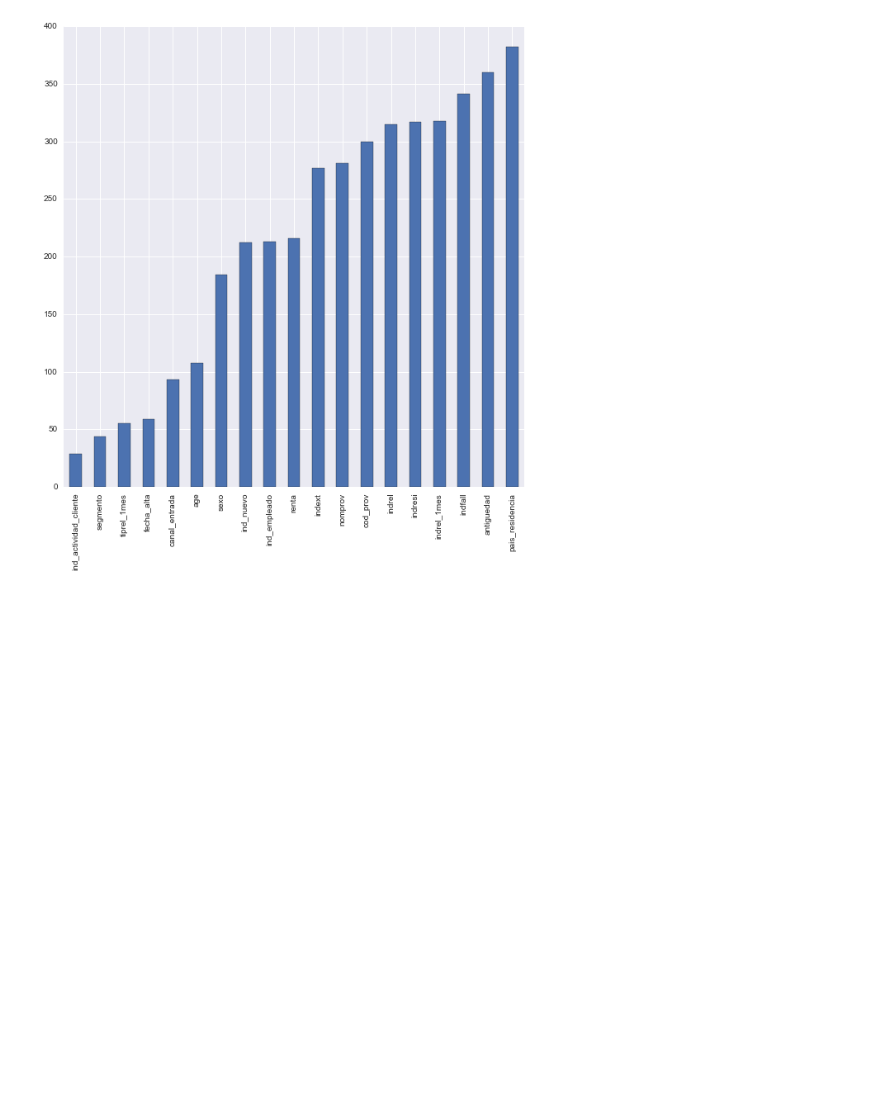
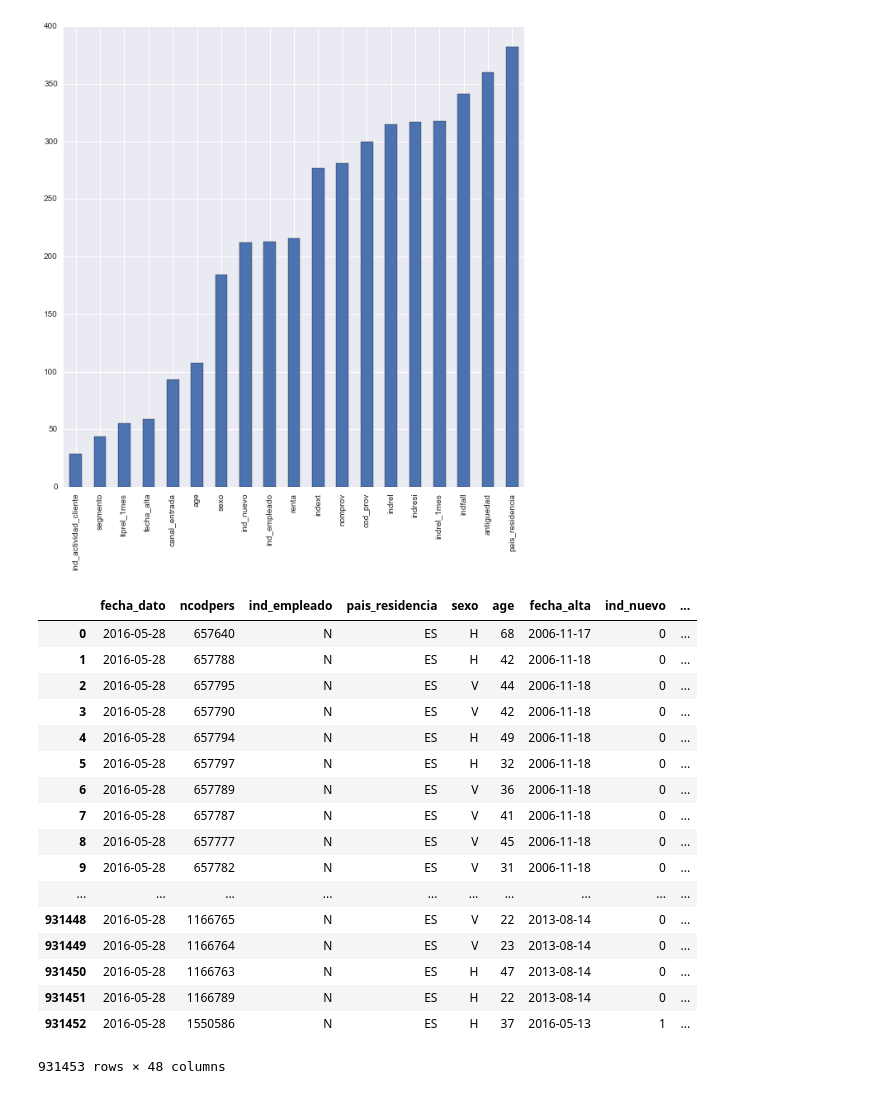
Before and after one commit to akokaz1/Santander, a Jupyter notebook: Ali/Features_importance.ipynb, the cells around one changed output. Saved outputs shown, nothing was run; the diff lists cells and outputs as text; code cells hidden in the pictures; blank space fills up the shorter version.

```diff
--- a/Ali/Features_importance.ipynb
+++ b/Ali/Features_importance.ipynb
@@ -234,3 +234,24 @@ df_ranking.sort_values('total')['total'].plot(kind='bar')
 # %% [output]
 <matplotlib.axes._subplots.AxesSubplot at 0x...>
 [figure]
+# %%
+df
+# %% [output]
+|  | fecha_dato | ncodpers | ind_empleado | pais_residencia | sexo | age | fecha_alta | ind_nuevo | ... |
+| 0 | 2016-05-28 | 657640 | N | ES | H | 68 | 2006-11-17 | 0 | ... |
+| 1 | 2016-05-28 | 657788 | N | ES | H | 42 | 2006-11-18 | 0 | ... |
+| 2 | 2016-05-28 | 657795 | N | ES | V | 44 | 2006-11-18 | 0 | ... |
+| 3 | 2016-05-28 | 657790 | N | ES | V | 42 | 2006-11-18 | 0 | ... |
+| 4 | 2016-05-28 | 657794 | N | ES | H | 49 | 2006-11-18 | 0 | ... |
+| 5 | 2016-05-28 | 657797 | N | ES | H | 32 | 2006-11-18 | 0 | ... |
+| 6 | 2016-05-28 | 657789 | N | ES | V | 36 | 2006-11-18 | 0 | ... |
+| 7 | 2016-05-28 | 657787 | N | ES | V | 41 | 2006-11-18 | 0 | ... |
+| 8 | 2016-05-28 | 657777 | N | ES | V | 45 | 2006-11-18 | 0 | ... |
+| 9 | 2016-05-28 | 657782 | N | ES | V | 31 | 2006-11-18 | 0 | ... |
+| ... | ... | ... | ... | ... | ... | ... | ... | ... | ... |
+| 931448 | 2016-05-28 | 1166765 | N | ES | V | 22 | 2013-08-14 | 0 | ... |
+| 931449 | 2016-05-28 | 1166764 | N | ES | V | 23 | 2013-08-14 | 0 | ... |
+| 931450 | 2016-05-28 | 1166763 | N | ES | H | 47 | 2013-08-14 | 0 | ... |
+| 931451 | 2016-05-28 | 1166789 | N | ES | H | 22 | 2013-08-14 | 0 | ... |
+| 931452 | 2016-05-28 | 1550586 | N | ES | H | 37 | 2016-05-13 | 1 | ... |
+931453 rows × 48 columns
```
Also changed, not shown: 2 other files.
